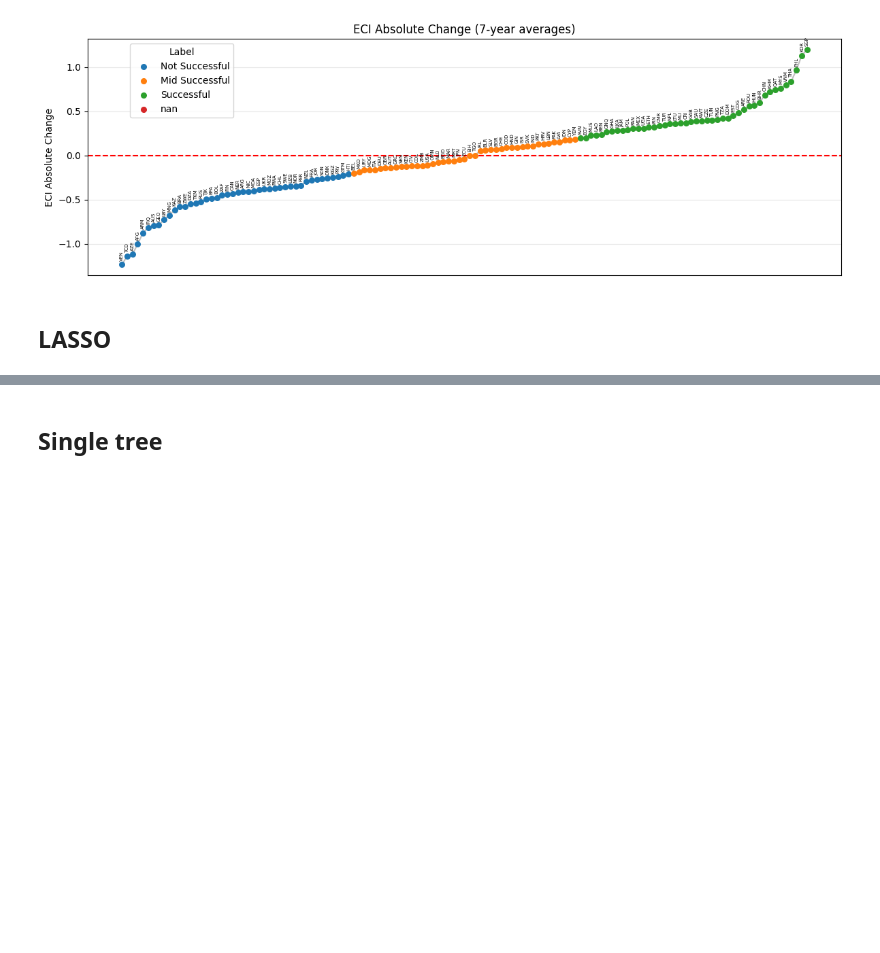
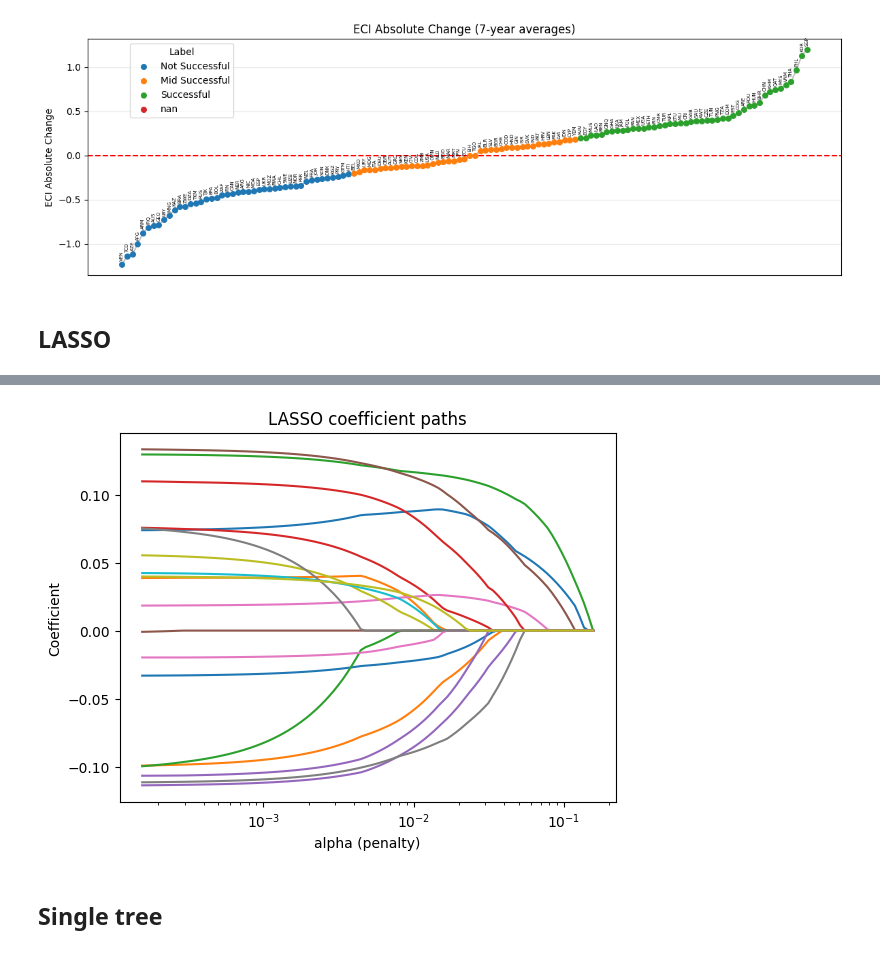
Before and after one commit to AyaanTigdikar/Capstone, a Jupyter notebook: code/3_LASSO_RF.ipynb, the cells around one changed output, grey strips where cells are left out. Saved outputs shown, nothing was run; the diff lists cells and outputs as text; code cells hidden in the pictures; blank space fills up the shorter version.

```diff
--- a/code/3_LASSO_RF.ipynb
+++ b/code/3_LASSO_RF.ipynb
@@ -353,3 +346,22 @@ plt.show()
+# %%
+# 2) Different penalty values (lambda values)
+alphas = lasso_cv.alphas_
+coefs = []
+
+for a in alphas:
+    model = Lasso(alpha=a, max_iter=10000)
+    model.fit(X_scaled, y)
+    coefs.append(model.coef_)
+
+coef_path = pd.DataFrame(coefs, columns=feature_names, index=alphas)
+
+coef_path.plot(logx=True, legend=False)
+plt.xlabel("alpha (penalty)")
+plt.ylabel("Coefficient")
+plt.title("LASSO coefficient paths")
+plt.show()
+# %% [output]
+[figure, added]
 # %% [markdown]
 ## Single tree
 # %%
```
Also changed, not shown: parts of 12 cells of this notebook, 3 other files.
